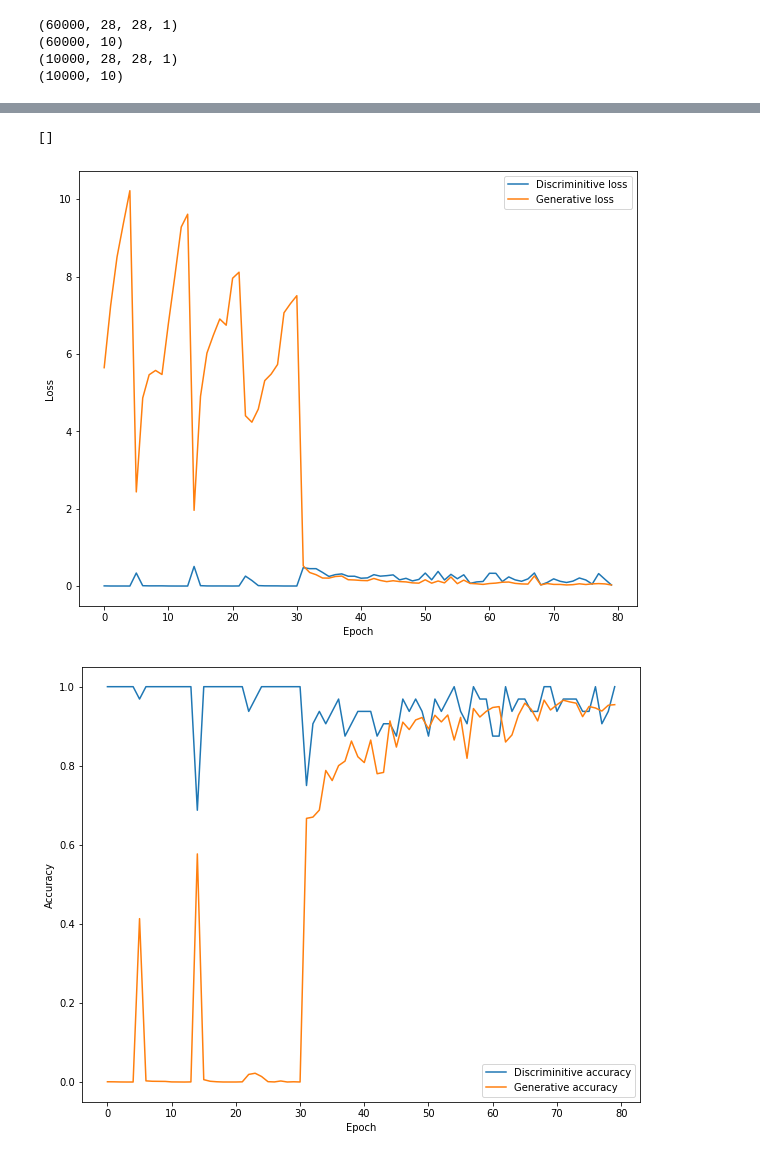
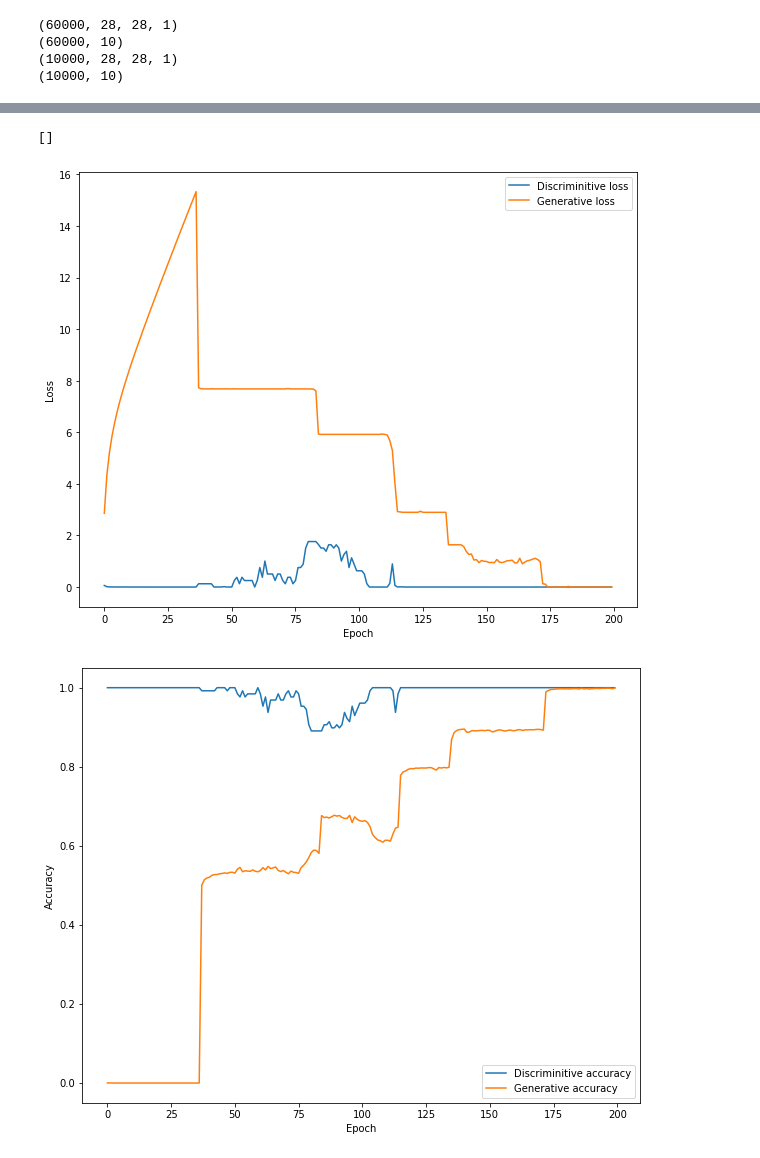
Before and after one commit to ThierryJudge/colabs, a Jupyter notebook: gan_loss.ipynb, the cells around one changed output, grey strips where cells are left out. Saved outputs shown, nothing was run; the diff lists cells and outputs as text; code cells hidden in the pictures.

```diff
--- a/gan_loss.ipynb
+++ b/gan_loss.ipynb
@@ -147,8 +165,8 @@ plot(gan, 'gan')
 [figure]
 [figure]
 # %%
-batchSize = 32
-epochs = 40
+batchSize = 128
+epochs = 200
 batchCount = X_train.shape[0] / batchSize
 
 dLosses = []
@@ -247,6 +265,6 @@ Discriminator loss: 0.024015292525291443, accuracy: 1.0, f1: 1.0
 []
-[figure, old version]
+[figure, new version]
-[figure, old version]
+[figure, new version]
 # %%
   gen_eval = generator.evaluate(X_test, y_test, verbose=0)
   print("Test set Generator loss: {}, accuracy: {}".format(gen_eval[0], gen_eval[1]))
```
Also changed, not shown: parts of 3 cells of this notebook.
